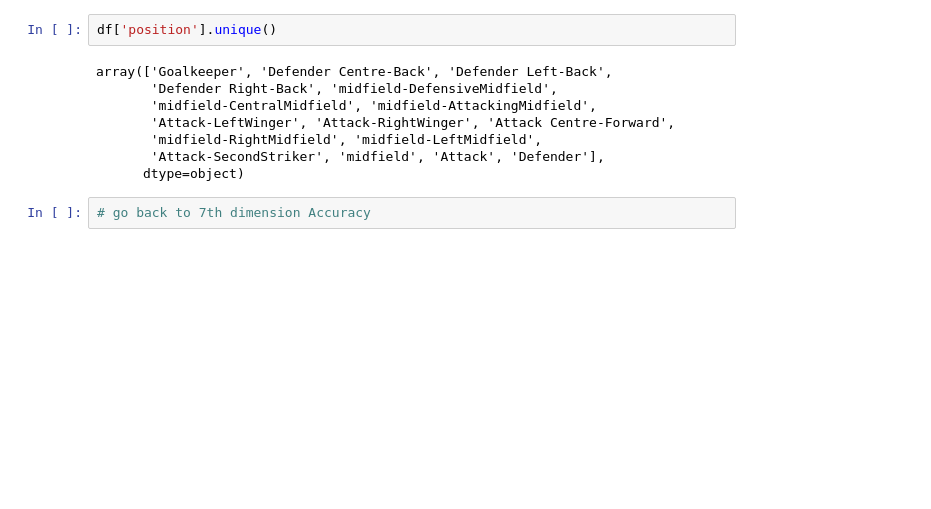
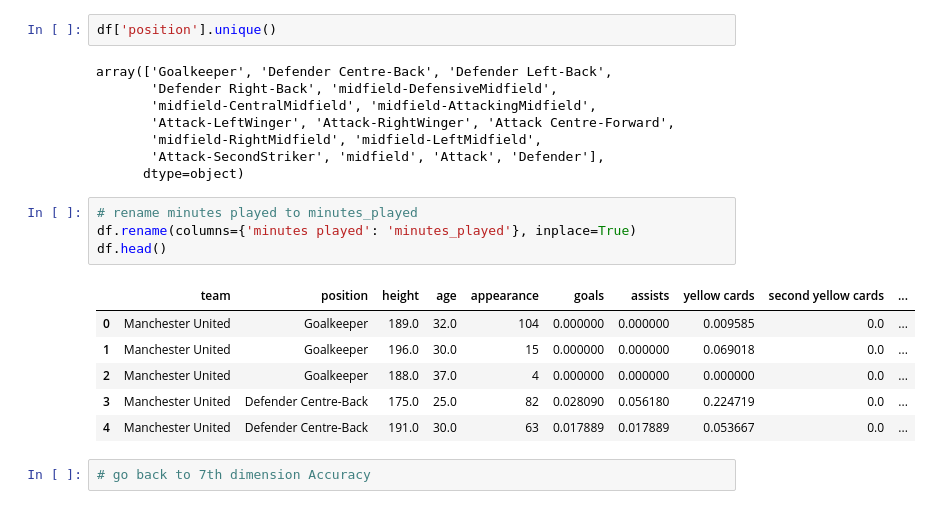
Before and after one commit to ghadaMhammed/Football-Player-Market-Value-Prediction, a Jupyter notebook: Unsupervised Learning/football_estimated_value_DBSCAN.ipynb, the cells around one changed output. Cells and saved outputs as stored; diff of their text form; blank space fills up the shorter version.

```diff
--- a/Unsupervised Learning/football_estimated_value_DBSCAN.ipynb
+++ b/Unsupervised Learning/football_estimated_value_DBSCAN.ipynb
@@ -191,6 +193,17 @@ array(['Goalkeeper', 'Defender Centre-Back', 'Defender Left-Back',
        'midfield-RightMidfield', 'midfield-LeftMidfield',
        'Attack-SecondStriker', 'midfield', 'Attack', 'Defender'],
       dtype=object)
+# %%
+# rename minutes played to minutes_played
+df.rename(columns={'minutes played': 'minutes_played'}, inplace=True)
+df.head()
+# %% [output]
+|  | team | position | height | age | appearance | goals | assists | yellow cards | second yellow cards | ... |
+| 0 | Manchester United | Goalkeeper | 189.0 | 32.0 | 104 | 0.000000 | 0.000000 | 0.009585 | 0.0 | ... |
+| 1 | Manchester United | Goalkeeper | 196.0 | 30.0 | 15 | 0.000000 | 0.000000 | 0.069018 | 0.0 | ... |
+| 2 | Manchester United | Goalkeeper | 188.0 | 37.0 | 4 | 0.000000 | 0.000000 | 0.000000 | 0.0 | ... |
+| 3 | Manchester United | Defender Centre-Back | 175.0 | 25.0 | 82 | 0.028090 | 0.056180 | 0.224719 | 0.0 | ... |
+| 4 | Manchester United | Defender Centre-Back | 191.0 | 30.0 | 63 | 0.017889 | 0.017889 | 0.053667 | 0.0 | ... |
 # %%
 # go back to 7th dimension Accuracy
 # %% [markdown]
```
Also changed, not shown: parts of 8 cells of this notebook, 7 other files.
